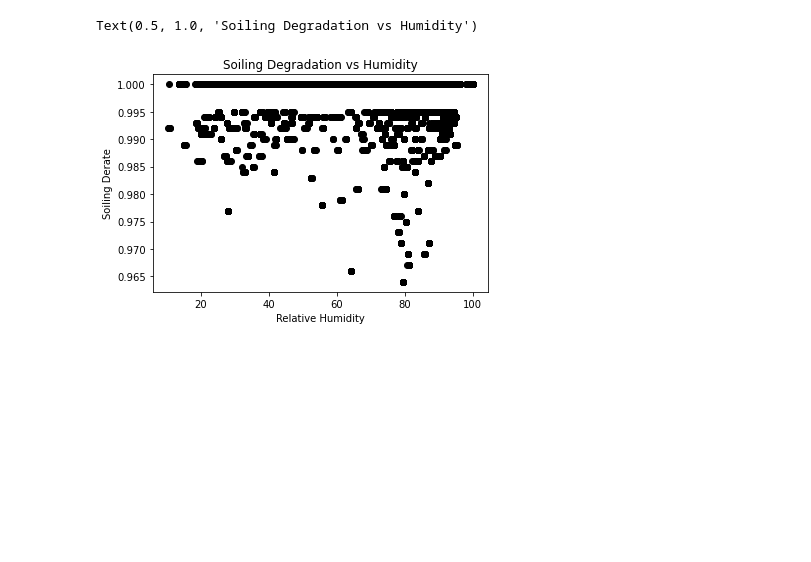
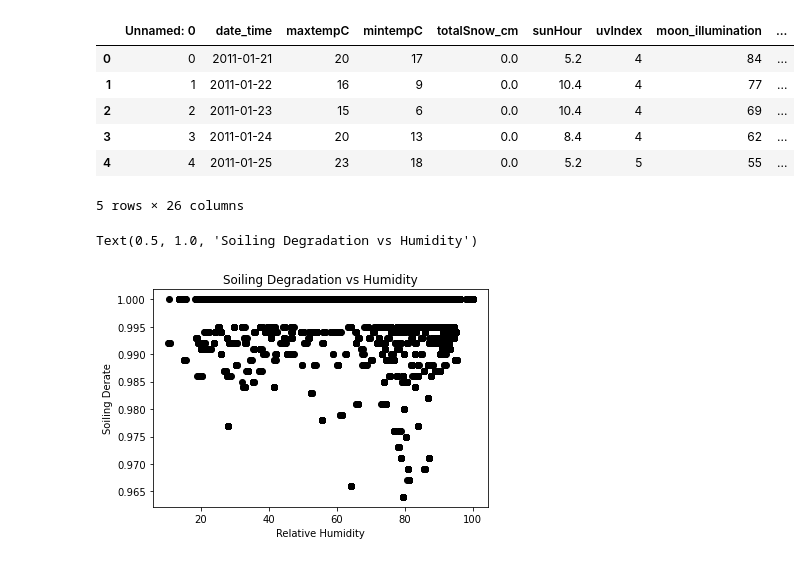
Before and after one commit to Edidas02/PV-Module-Model, a Jupyter notebook: solar-panels.ipynb, the cells around one changed output. Drawn from its saved outputs; the diff is of its cells as text; code cells hidden in the pictures; blank space fills up the shorter version.

```diff
--- a/solar-panels.ipynb
+++ b/solar-panels.ipynb
@@ -58,4 +66,15 @@ df.head()
 5 rows × 47 columns
+# %%
+df_weather = pd.read_csv("weather-data.csv")
+df_weather.head()
+# %% [output]
+|  | Unnamed: 0 | date_time | maxtempC | mintempC | totalSnow_cm | sunHour | uvIndex | moon_illumination | ... |
+| 0 | 0 | 2011-01-21 | 20 | 17 | 0.0 | 5.2 | 4 | 84 | ... |
+| 1 | 1 | 2011-01-22 | 16 | 9 | 0.0 | 10.4 | 4 | 77 | ... |
+| 2 | 2 | 2011-01-23 | 15 | 6 | 0.0 | 10.4 | 4 | 69 | ... |
+| 3 | 3 | 2011-01-24 | 20 | 13 | 0.0 | 8.4 | 4 | 62 | ... |
+| 4 | 4 | 2011-01-25 | 23 | 18 | 0.0 | 5.2 | 5 | 55 | ... |
+5 rows × 26 columns
 # %%
 # filter data
 df2 = df[df["Relative humidity (%RH)"] != -9999]
```
Also changed, not shown: parts of 7 cells of this notebook.
